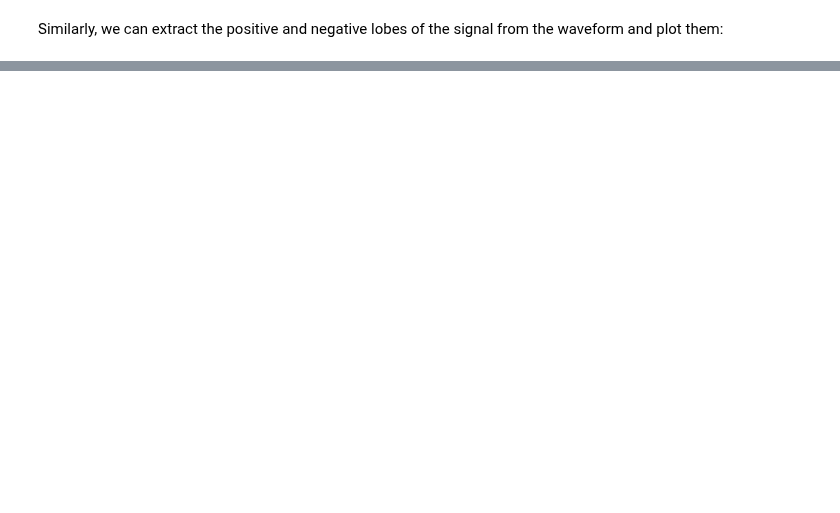
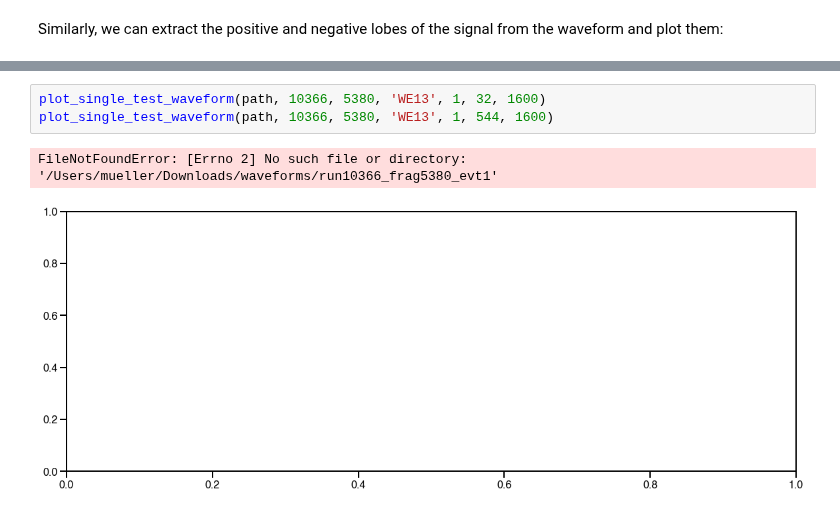
Before and after one commit to justinjmueller/icarus_tpc_analysis, a Jupyter notebook: icarus_test_pulse/icarus_test_pulse.ipynb, the cells around one changed output, grey strips where cells are left out. Drawn from its saved outputs; the diff is of its cells as text; blank space fills up the shorter version.

```diff
--- a/icarus_test_pulse/icarus_test_pulse.ipynb
+++ b/icarus_test_pulse/icarus_test_pulse.ipynb
@@ -74,3 +88,9 @@ plot_average_pulse_artdaq(path_artdaq, 10307, 'Average Test Pulse', 32, 1600)
+# %%
+plot_single_test_waveform(path, 10366, 5380, 'WE13', 1, 32, 1600)
+plot_single_test_waveform(path, 10366, 5380, 'WE13', 1, 544, 1600)
+# %% [output]
+FileNotFoundError: [Errno 2] No such file or directory: '/Users/mueller/Downloads/waveforms/run10366_frag5380_evt1'
+[figure, added]
 # %% [markdown]
 ## V. Run Documentation
 For completeness, I will document here the list of runs taken with the test pulse (internal or external) enabled. In late March, we took data with the internal test pulse:
```
Also changed, not shown: parts of 5 cells of this notebook, 1 other file.
